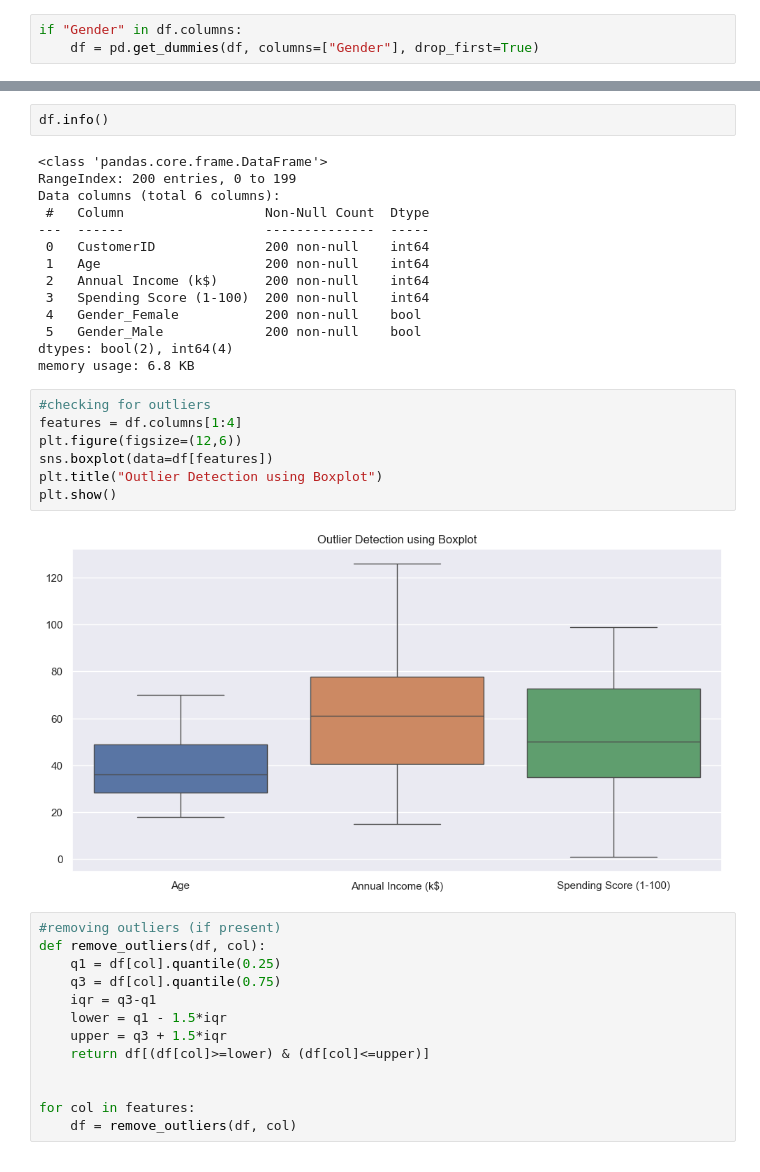
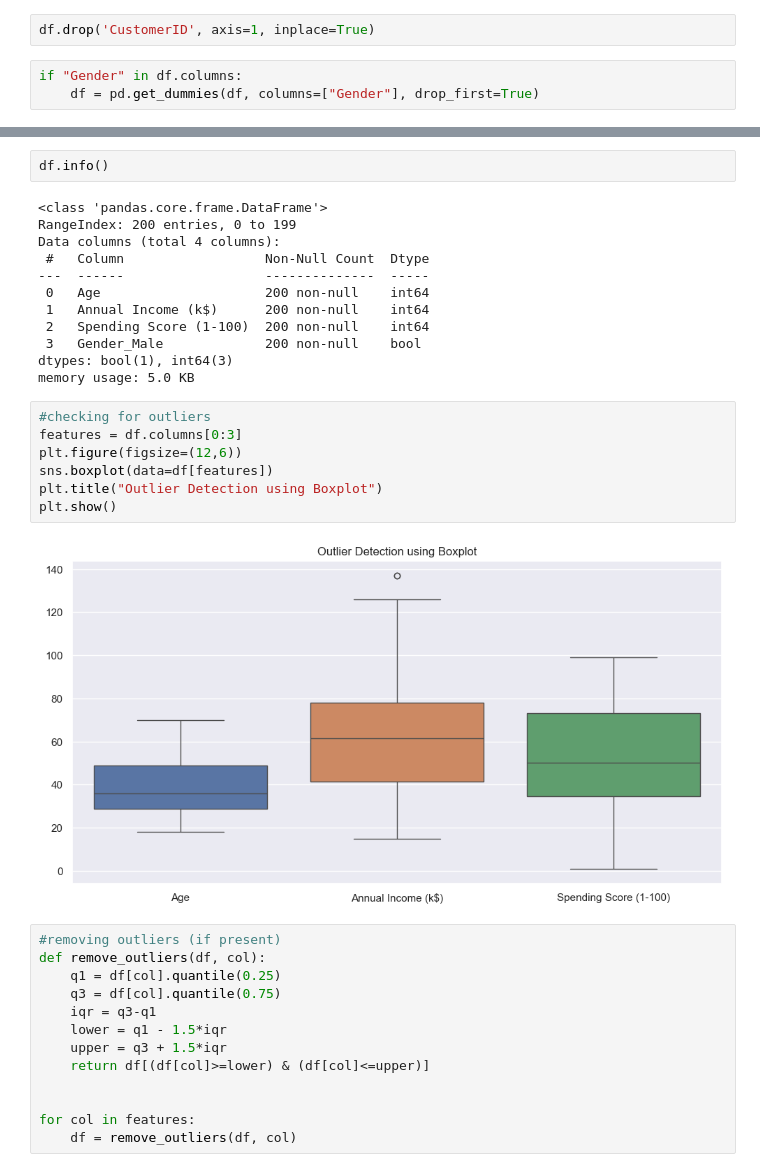
Before and after one commit to mehwish16/Customer-Segmentation, a Jupyter notebook: Customer Segmentation.ipynb, the cells around one changed output, grey strips where cells are left out. Saved outputs shown, nothing was run; the diff lists cells and outputs as text.

```diff
--- a/Customer Segmentation.ipynb
+++ b/Customer Segmentation.ipynb
@@ -65,6 +65,8 @@ df.describe()
 # %%
 #removing null values (if present)
 df.dropna(inplace=True)
+# %%
+df.drop('CustomerID', axis=1, inplace=True)
 # %%
 if "Gender" in df.columns:
     df = pd.get_dummies(df, columns=["Gender"], drop_first=True)
@@ -89,26 +91,24 @@ df.info()
 # %% [output]
 <class 'pandas.core.frame.DataFrame'>
 RangeIndex: 200 entries, 0 to 199
-Data columns (total 6 columns):
+Data columns (total 4 columns):
  #   Column                  Non-Null Count  Dtype
 ---  ------                  --------------  -----
- 0   CustomerID              200 non-null    int64
- 1   Age                     200 non-null    int64
- 2   Annual Income (k$)      200 non-null    int64
- 3   Spending Score (1-100)  200 non-null    int64
- 4   Gender_Female           200 non-null    bool
- 5   Gender_Male             200 non-null    bool
-dtypes: bool(2), int64(4)
-memory usage: 6.8 KB
+ 0   Age                     200 non-null    int64
+ 1   Annual Income (k$)      200 non-null    int64
+ 2   Spending Score (1-100)  200 non-null    int64
+ 3   Gender_Male             200 non-null    bool
+dtypes: bool(1), int64(3)
+memory usage: 5.0 KB
 # %%
 #checking for outliers
-features = df.columns[1:4]
+features = df.columns[0:3]
 plt.figure(figsize=(12,6))
 sns.boxplot(data=df[features])
 plt.title("Outlier Detection using Boxplot")
 plt.show()
 # %% [output]
-[figure, old version]
+[figure, new version]
 # %%
 #removing outliers (if present)
 def remove_outliers(df, col):
```
Also changed, not shown: parts of 11 cells of this notebook.
